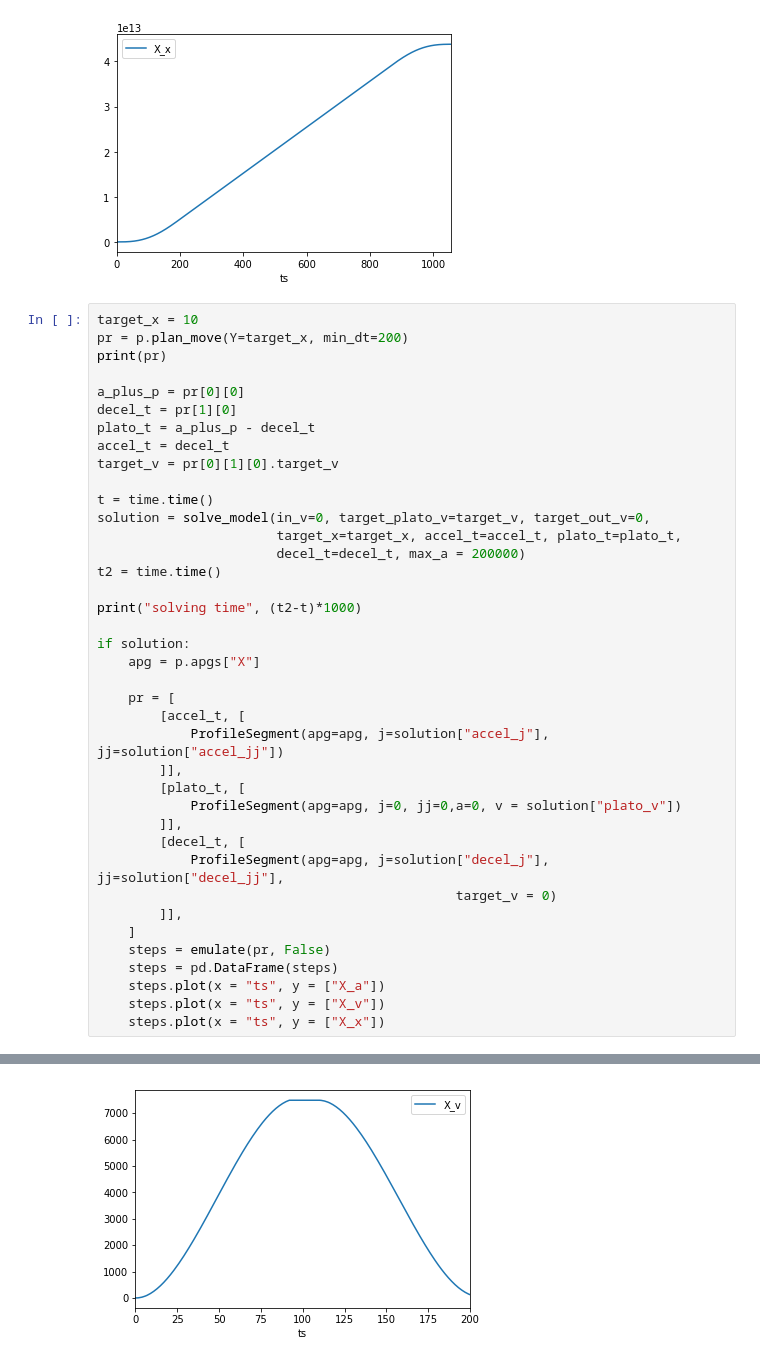
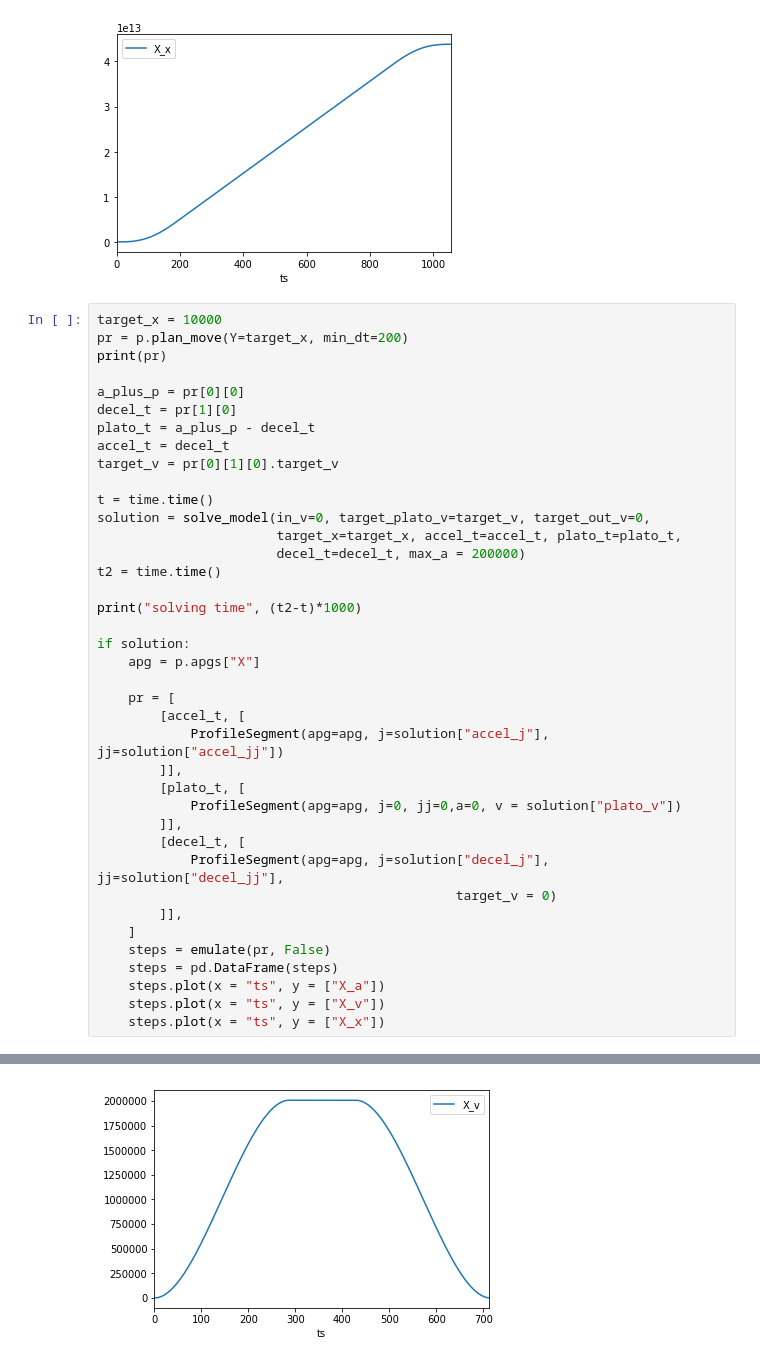
Before and after one commit to sevikkk/valurap, a Jupyter notebook: host_soft/emu/emu.ipynb, the cells around one changed output, grey strips where cells are left out. Drawn from its saved outputs; the diff is of its cells as text.

```diff
--- a/host_soft/emu/emu.ipynb
+++ b/host_soft/emu/emu.ipynb
@@ -1150,7 +1150,7 @@ plato_x = 7822.50
 [figure]
 [figure]
 # %%
-target_x = 10
+target_x = 10000
 pr = p.plan_move(Y=target_x, min_dt=200)
 print(pr)
 
@@ -1210 +1210 @@ plato_dv = 391.99
-[figure, old version]
+[figure, new version]
```
Also changed, not shown: parts of 2 cells of this notebook.
